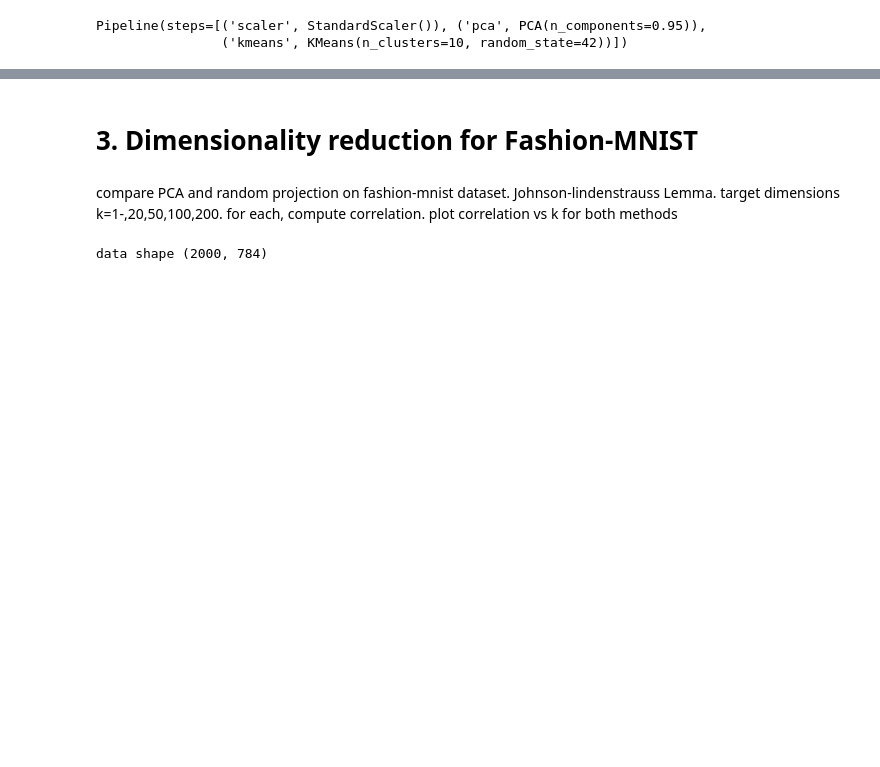
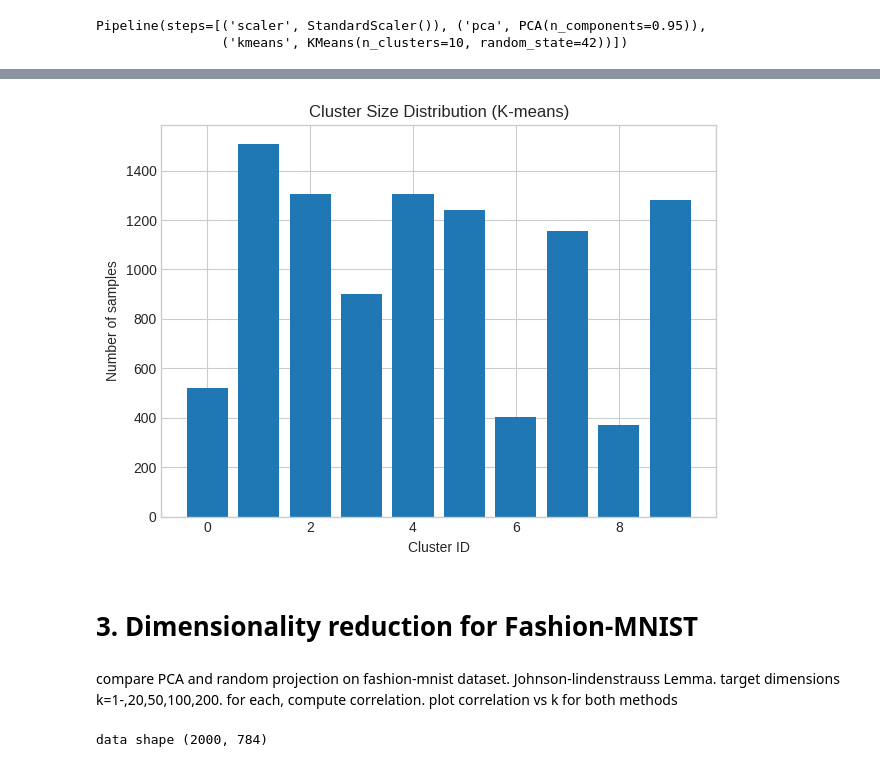
Before and after one commit to deskk/MIS_project2, a Jupyter notebook: project2.ipynb, the cells around one changed output, grey strips where cells are left out. Saved outputs shown, nothing was run; the diff lists cells and outputs as text; code cells hidden in the pictures; blank space fills up the shorter version.

```diff
--- a/project2.ipynb
+++ b/project2.ipynb
@@ -237,3 +247,12 @@ plt.tight_layout(rect=[0, 0.03, 1, 0.95])
+# %%
+unique, counts = np.unique(labels, return_counts=True)
+plt.bar(unique, counts)
+plt.xlabel("Cluster ID")
+plt.ylabel("Number of samples")
+plt.title("Cluster Size Distribution (K-means)")
+plt.tight_layout()
+# %% [output]
+[figure, added]
 # %% [markdown]
 # 3. Dimensionality reduction for Fashion-MNIST
 # %% [markdown]
```
Also changed, not shown: parts of 12 cells of this notebook.
